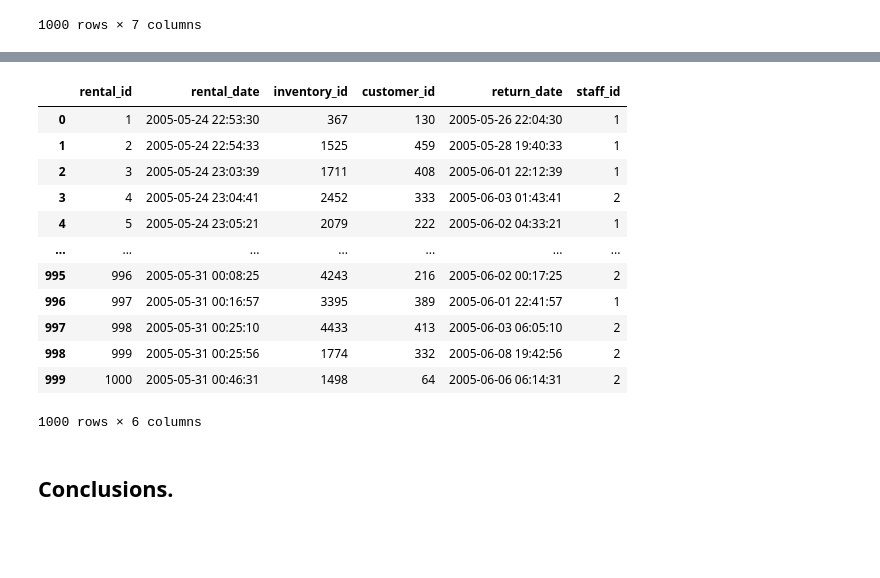
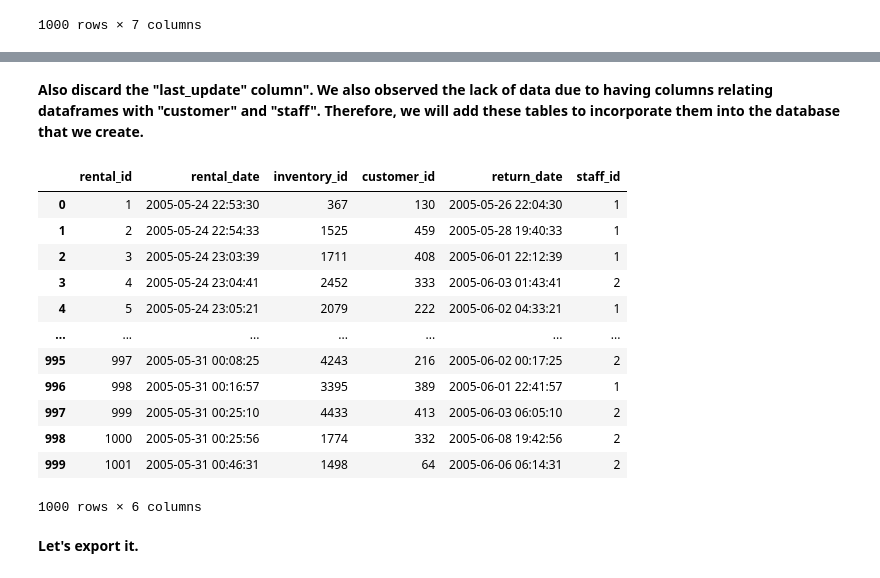
Before and after one commit to dapafer/sql-data-base-building, a Jupyter notebook: src/data_exploration_cleaning.ipynb, the cells around one changed output, grey strips where cells are left out. Saved outputs shown, nothing was run; the diff lists cells and outputs as text; code cells hidden in the pictures; blank space fills up the shorter version.

Commit message:
rentals data clean export

```diff
--- a/src/data_exploration_cleaning.ipynb
+++ b/src/data_exploration_cleaning.ipynb
@@ -463,21 +457,22 @@ array(['2006-02-15 21:30:53'], dtype=object)
+# %% [markdown]
+**Also discard the "last_update" column". We also observed the lack of data due to having columns relating dataframes with "customer" and "staff". Therefore, we will add these tables to incorporate them into the database that we create.**
 # %%
 rentals.drop('last_update', axis=1, inplace=True)
-rentals['rental_id'] = pd.Series(range(1, len(rentals) + 1))
 
 rentals
 # %% [output]
 |  | rental_id | rental_date | inventory_id | customer_id | return_date | staff_id |
 | 0 | 1 | 2005-05-24 22:53:30 | 367 | 130 | 2005-05-26 22:04:30 | 1 |
 | 1 | 2 | 2005-05-24 22:54:33 | 1525 | 459 | 2005-05-28 19:40:33 | 1 |
 | 2 | 3 | 2005-05-24 23:03:39 | 1711 | 408 | 2005-06-01 22:12:39 | 1 |
 | 3 | 4 | 2005-05-24 23:04:41 | 2452 | 333 | 2005-06-03 01:43:41 | 2 |
 | 4 | 5 | 2005-05-24 23:05:21 | 2079 | 222 | 2005-06-02 04:33:21 | 1 |
 | ... | ... | ... | ... | ... | ... | ... |
-| 995 | 996 | 2005-05-31 00:08:25 | 4243 | 216 | 2005-06-02 00:17:25 | 2 |
-| 996 | 997 | 2005-05-31 00:16:57 | 3395 | 389 | 2005-06-01 22:41:57 | 1 |
-| 997 | 998 | 2005-05-31 00:25:10 | 4433 | 413 | 2005-06-03 06:05:10 | 2 |
-| 998 | 999 | 2005-05-31 00:25:56 | 1774 | 332 | 2005-06-08 19:42:56 | 2 |
-| 999 | 1000 | 2005-05-31 00:46:31 | 1498 | 64 | 2005-06-06 06:14:31 | 2 |
+| 995 | 997 | 2005-05-31 00:08:25 | 4243 | 216 | 2005-06-02 00:17:25 | 2 |
+| 996 | 998 | 2005-05-31 00:16:57 | 3395 | 389 | 2005-06-01 22:41:57 | 1 |
+| 997 | 999 | 2005-05-31 00:25:10 | 4433 | 413 | 2005-06-03 06:05:10 | 2 |
+| 998 | 1000 | 2005-05-31 00:25:56 | 1774 | 332 | 2005-06-08 19:42:56 | 2 |
+| 999 | 1001 | 2005-05-31 00:46:31 | 1498 | 64 | 2005-06-06 06:14:31 | 2 |
 1000 rows × 6 columns
-# %% [markdown]
-## **Conclusions.**
+# %% [markdown]
+**Let's export it.**
```
Also changed, not shown: parts of 5 cells of this notebook, 1 other file.
